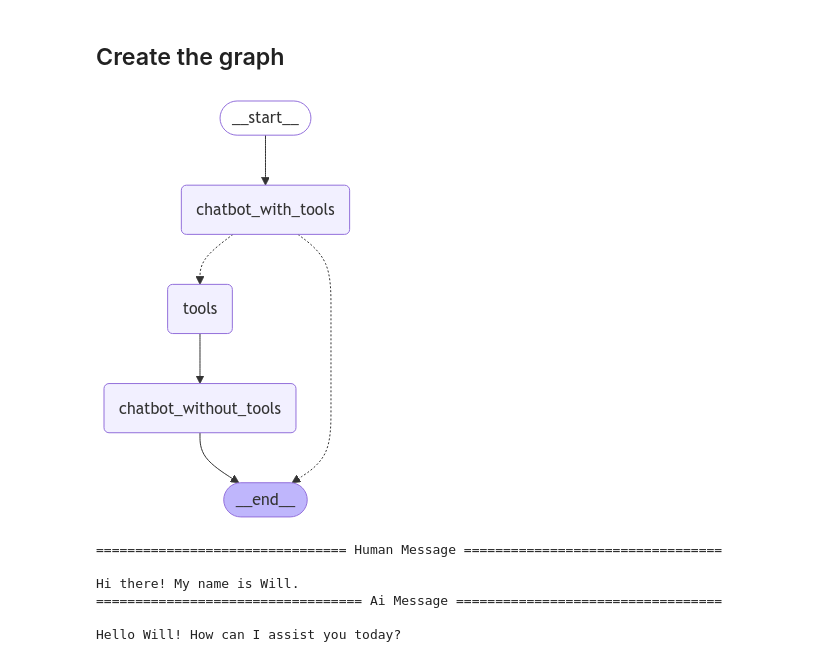
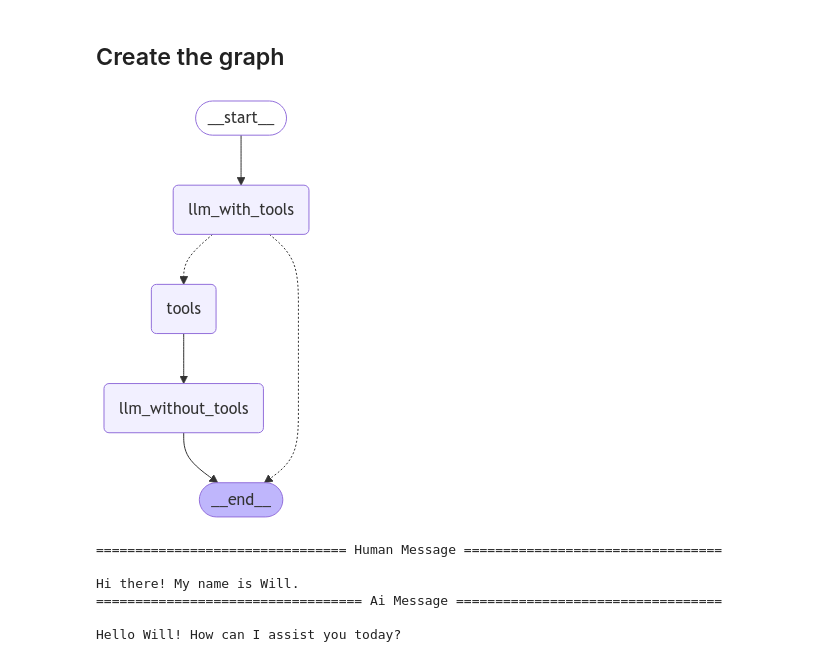
Before and after one commit to MAQuesada/LangGraph_01_25, a Jupyter notebook: 2_own_graph_with_retrieve_tool.ipynb, the cells around one changed output. Saved outputs shown, nothing was run; the diff lists cells and outputs as text; code cells hidden in the pictures.

```diff
--- a/2_own_graph_with_retrieve_tool.ipynb
+++ b/2_own_graph_with_retrieve_tool.ipynb
@@ -150,44 +155,44 @@ trimmer = trim_messages(
 )
 
 
-def chatbot_with_tools(state: State):
+def llm_with_tools(state: State):
     if state["messages"][0].type != "system":
         state["messages"].insert(0, SystemMessage(content=SYSTEM_MESSAGE))
 
     trimmed_messages = trimmer.invoke(state["messages"])
 
     return {"messages": [llm_with_tools.invoke(trimmed_messages)]}
 
-def chatbot_without_tools(state: State):
+def llm_without_tools(state: State):
 
     trimmed_messages = trimmer.invoke(state["messages"])
 
     return {"messages": [gemma_llm.invoke(trimmed_messages)]}
 
 
 
-graph_builder.add_node("chatbot_with_tools", chatbot_with_tools)
-graph_builder.add_node("chatbot_without_tools", chatbot_without_tools)
+graph_builder.add_node("llm_with_tools", llm_with_tools)
+graph_builder.add_node("llm_without_tools", llm_without_tools)
 
 tool_node = ToolNode(tools=tools)
 graph_builder.add_node("tools", tool_node)
 
 graph_builder.add_conditional_edges(
-    "chatbot_with_tools",
+    "llm_with_tools",
     tools_condition,
 )
 # Any time a tool is called, we return to the chatbot to decide the next step
-graph_builder.add_edge("tools", "chatbot_without_tools")
-graph_builder.add_edge("chatbot_without_tools",END)
-graph_builder.add_edge(START, "chatbot_with_tools")
+graph_builder.add_edge("tools", "llm_without_tools")
+graph_builder.add_edge("llm_without_tools",END)
+graph_builder.add_edge(START, "llm_with_tools")
 
 
 memory = MemorySaver()
 graph = graph_builder.compile(checkpointer=memory)
 
 Image(graph.get_graph().draw_mermaid_png())
 # %% [output]
-[figure, old version]
+[figure, new version]
 # %%
 config = {"configurable": {"thread_id": "1"}}
 user_input = "Hi there! My name is Will."
```
Also changed, not shown: parts of 4 cells of this notebook.
